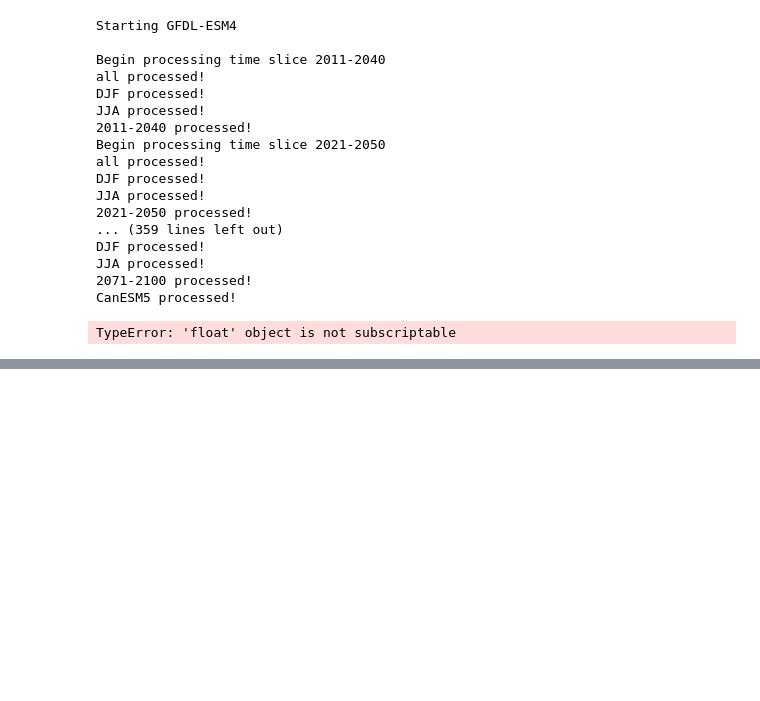
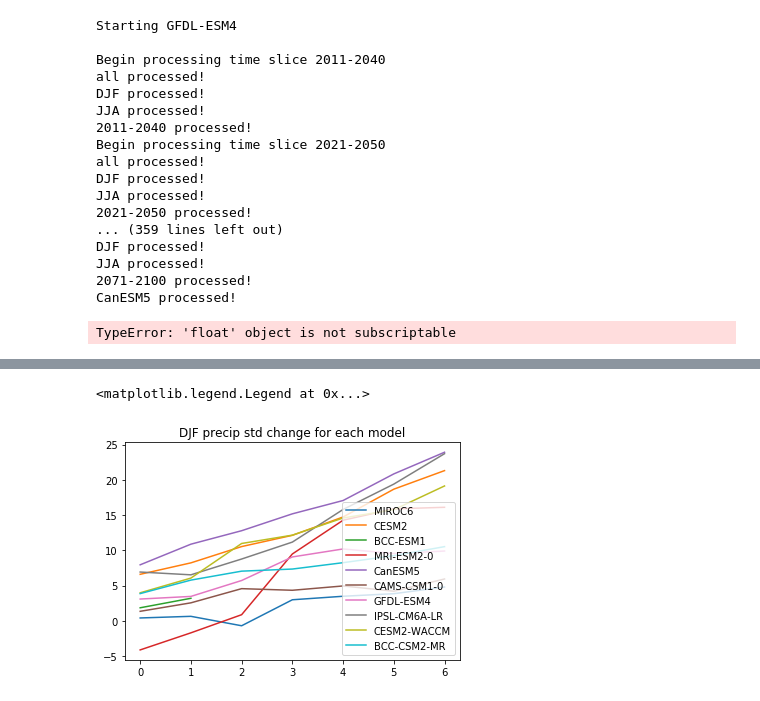
Before and after one commit to apendergrass/cmip6hack-precip, a Jupyter notebook: notebooks/mean_var_calcs.ipynb, the cells around one changed output, grey strips where cells are left out. Drawn from its saved outputs; the diff is of its cells as text; code cells hidden in the pictures; blank space fills up the shorter version.

Commit message:
made a plot of djf ensemble, global mean std as a function of dtas

```diff
--- a/notebooks/mean_var_calcs.ipynb
+++ b/notebooks/mean_var_calcs.ipynb
@@ -447,3 +447,15 @@ dsdG_djf_new
 | t2071 | 1.099062 | 1.161113 | 1.237169 | 1.059414 | 1.213157 | NaN | 1.191385 | 1.048010 | ... |
 # %%
 dsdG_djf=dsdG_djf_new.to_dict()
+# %%
+dsdG_djf_np=np.zeros((len(time_slices),len(dsdG_djf)))*np.nan
+# %%
+modelcount=0
+modelnames=[]
+for model in tresults_dict:
+    modelnames.append(model)
+    timecount=0
+    for timeperiod in dsdG_djf[model]:
+        dsdG_djf_np[timecount,modelcount]=dsdG_djf[model][timeperiod]
+        timecount=timecount+1
+    modelcount=modelcount+1
@@ -449,0 +479,7 @@ dsdG_djf=dsdG_djf_new.to_dict()
+# %%
+plt.plot((dsdG_djf_np-1)*100)
+plt.title('DJF precip std change for each model')
+plt.legend(modelnames)
+# %% [output]
+<matplotlib.legend.Legend at 0x...>
+[figure, added]
```
Also changed, not shown: parts of 7 cells of this notebook.
